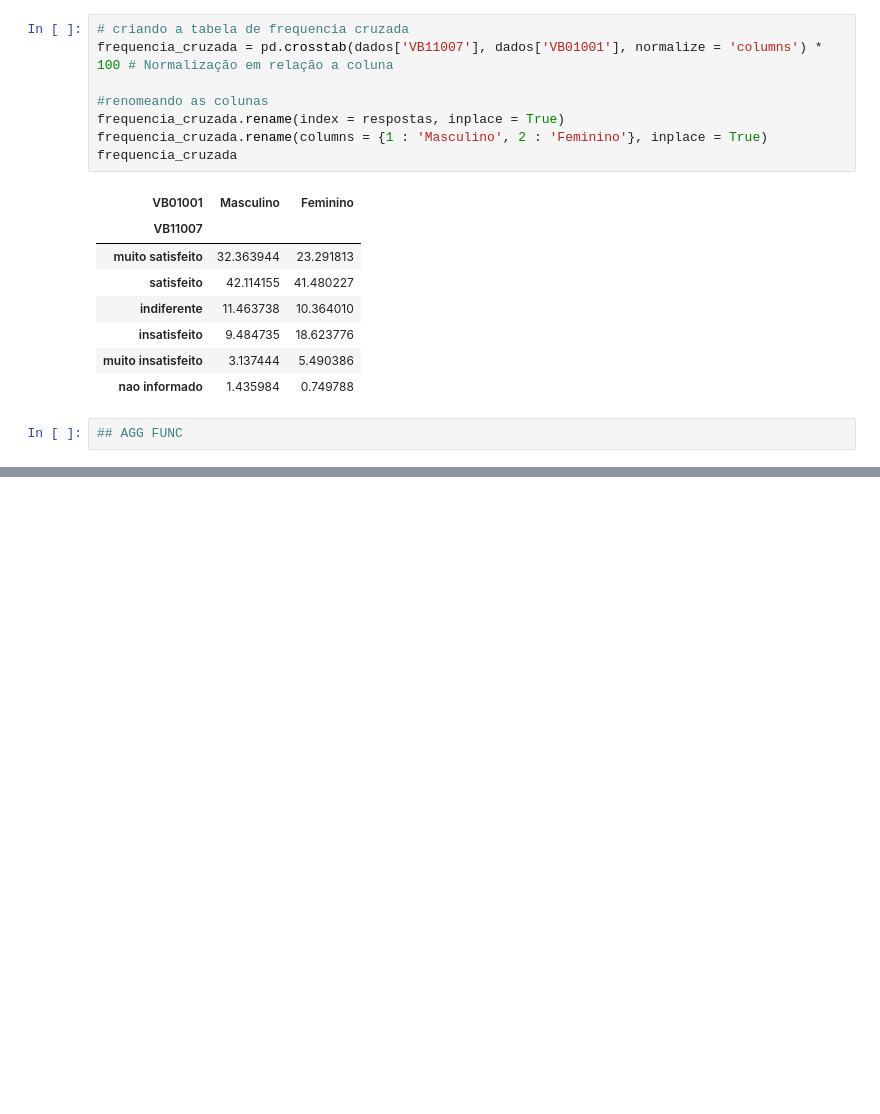
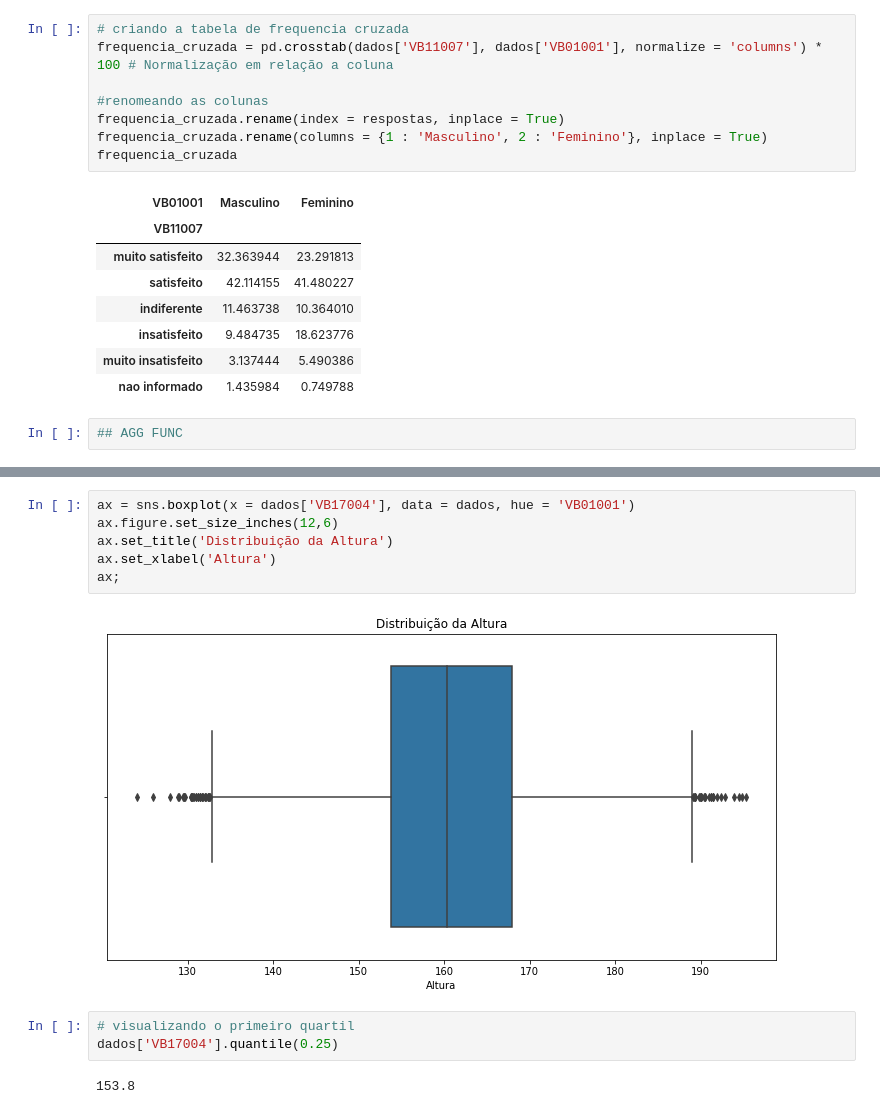
Before and after one commit to daianeklein/bootcamp-Alura, a Jupyter notebook: Modulo3-Estatistica.ipynb, the cells around one changed output, grey strips where cells are left out. Cells and saved outputs as stored; diff of their text form; blank space fills up the shorter version.

```diff
--- a/Modulo3-Estatistica.ipynb
+++ b/Modulo3-Estatistica.ipynb
@@ -271,0 +283,13 @@ frequencia_cruzada
+# %%
+ax = sns.boxplot(x = dados['VB17004'], data = dados, hue = 'VB01001')
+ax.figure.set_size_inches(12,6)
+ax.set_title('Distribuição da Altura')
+ax.set_xlabel('Altura')
+ax;
+# %% [output]
+[figure, added]
+# %%
+# visualizando o primeiro quartil
+dados['VB17004'].quantile(0.25)
+# %% [output]
+153.8
```
Also changed, not shown: parts of 11 cells of this notebook.
